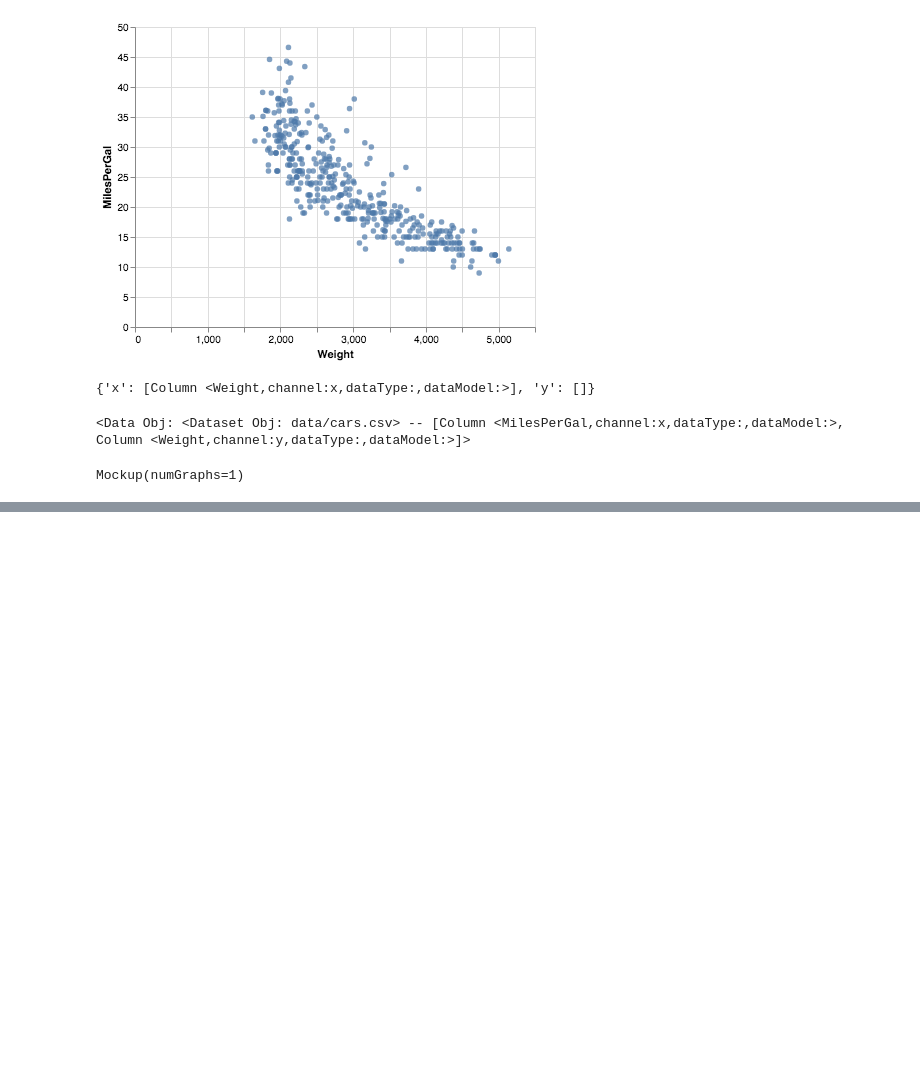
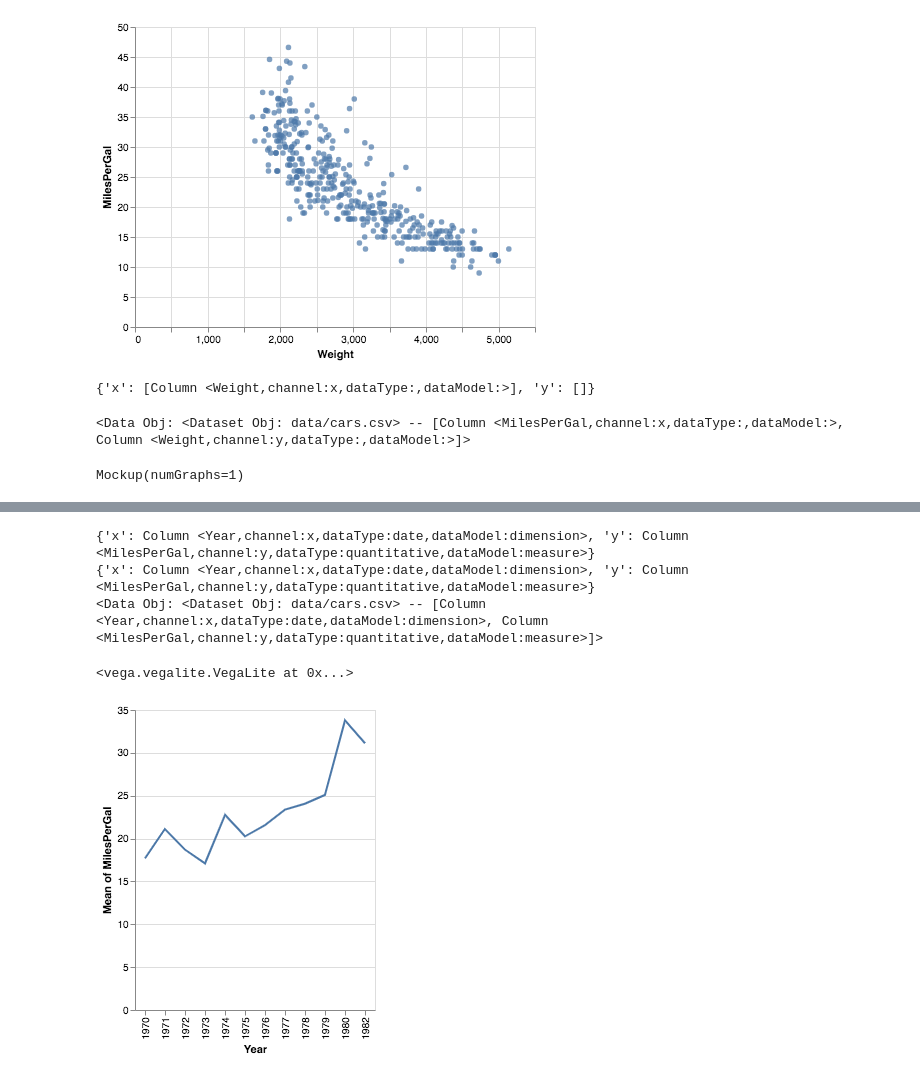
Before and after one commit to dorisjlee/datasci-api, a Jupyter notebook: ipynb/enforceChannel.ipynb, the cells around one changed output, grey strips where cells are left out. Cells and saved outputs as stored; diff of their text form; code cells hidden in the pictures; blank space fills up the shorter version.

```diff
--- a/ipynb/enforceChannel.ipynb
+++ b/ipynb/enforceChannel.ipynb
@@ -103,0 +120,10 @@ Mockup(numGraphs=1)
+# %%
+dobj = DataObj(dataset,[Column("MilesPerGal"),Column("Year")])
+print (dobj.compiled)
+dobj.singleDisplay()
+# %% [output]
+{'x': Column <Year,channel:x,dataType:date,dataModel:dimension>, 'y': Column <MilesPerGal,channel:y,dataType:quantitative,dataModel:measure>}
+{'x': Column <Year,channel:x,dataType:date,dataModel:dimension>, 'y': Column <MilesPerGal,channel:y,dataType:quantitative,dataModel:measure>}
+<Data Obj: <Dataset Obj: data/cars.csv> -- [Column <Year,channel:x,dataType:date,dataModel:dimension>, Column <MilesPerGal,channel:y,dataType:quantitative,dataModel:measure>]>
+<vega.vegalite.VegaLite at 0x...>
+[figure, added]
```
Also changed, not shown: parts of 3 cells of this notebook, 6 other files.
